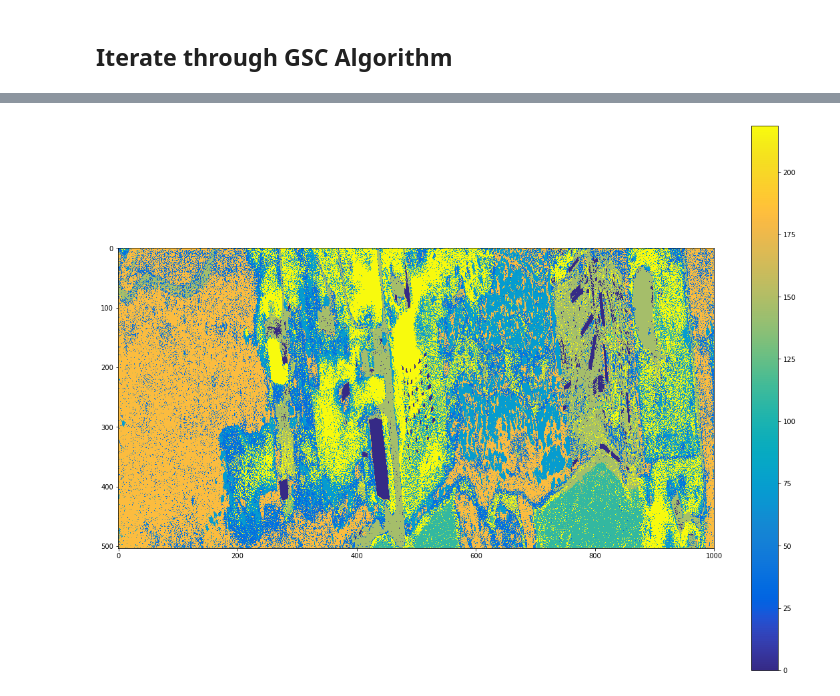
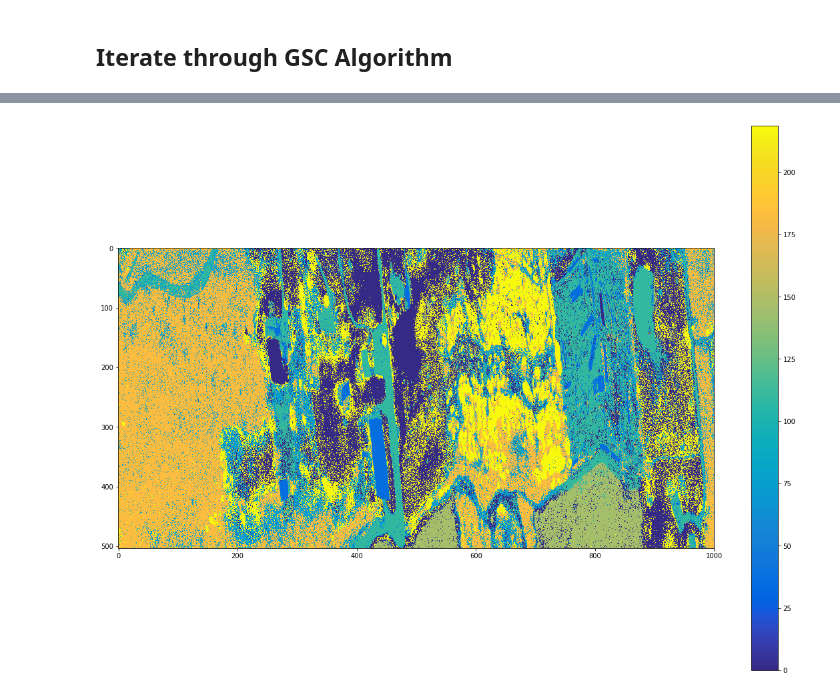
Before and after one commit to headlee/gaussian-spectral-clustering, a Jupyter notebook: gaussian-spectral-clustering-ARCHER.ipynb, the cells around one changed output, grey strips where cells are left out. Drawn from its saved outputs; the diff is of its cells as text; code cells hidden in the pictures.

```diff
--- a/gaussian-spectral-clustering-ARCHER.ipynb
+++ b/gaussian-spectral-clustering-ARCHER.ipynb
@@ -118,0 +114,3 @@ hsi_data_mat_masked = hsi_data_mat[:, background_ix]#np.ma.MaskedArray(hsi_data_
+# %%
+outlier_ixs, valid_ixs = compute_multivariate_gaussian_statistics(trailing_order_pcs)
+print('Number of outliers: {}'.format(outlier_ixs.shape))
@@ -119,2 +119,4 @@ hsi_data_mat_masked = hsi_data_mat[:, background_ix]#np.ma.MaskedArray(hsi_data_
 # %%
-#leading_order_pcs = np.delete(leading_order_pcs, outlier_ixs, axis=1)
+#leading_order_pcs_masked = np.delete(leading_order_pcs, outlier_ixs, axis=1)
+leading_order_pcs_masked = leading_order_pcs[:, valid_ixs]
+hsi_data_mat_masked = hsi_data_mat[:, valid_ixs]#np.ma.MaskedArray(hsi_data_mat, background_mask)
@@ -238,16 +251,16 @@ fig.colorbar(im, ax=axs);
 # %%
 tmp = np.zeros([nl*ns])
-tmp[background_ix] = final_class_ixs_masked
+tmp[valid_ixs] = final_class_ixs_masked
 nl, ns, nb = sz
 fig, axs = plt.subplots(nrows=1, ncols=1);
 cmap = plt.get_cmap('parula')
 
 #im = axs.imshow(np.rot90(final_class_ixs_masked.reshape([nl, ns], order='F') * 255/num_classes), cmap=cmap);
 im = axs.imshow(np.rot90(tmp.reshape([nl, ns], order='F') * 255/num_classes), cmap=cmap);
 
 fig.colorbar(im, ax=axs);
 # %% [output]
-[figure, old version]
+[figure, new version]
 # %%
 from sklearn.cluster import KMeans
 # %%
```
Also changed, not shown: parts of 14 cells of this notebook, 1 other file.
